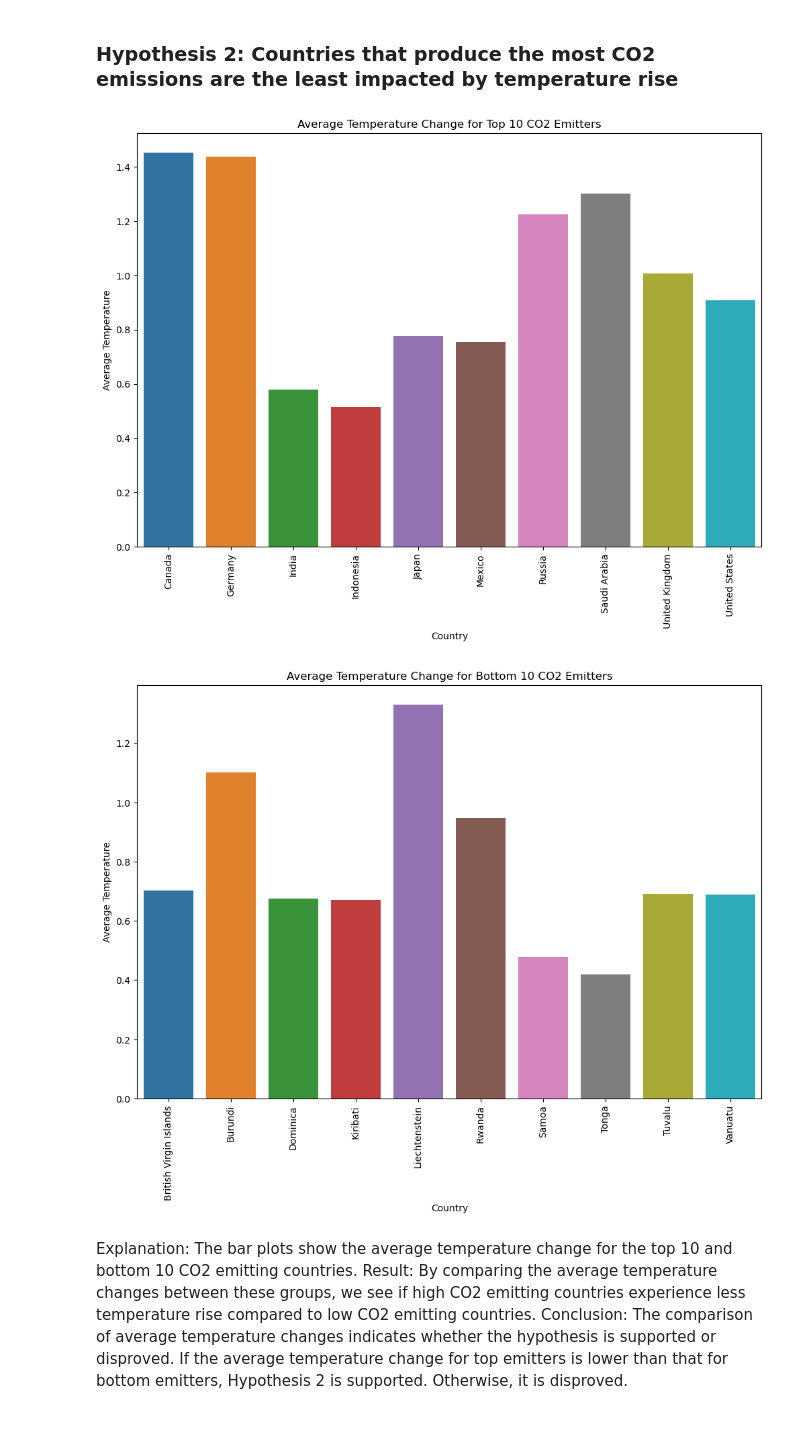
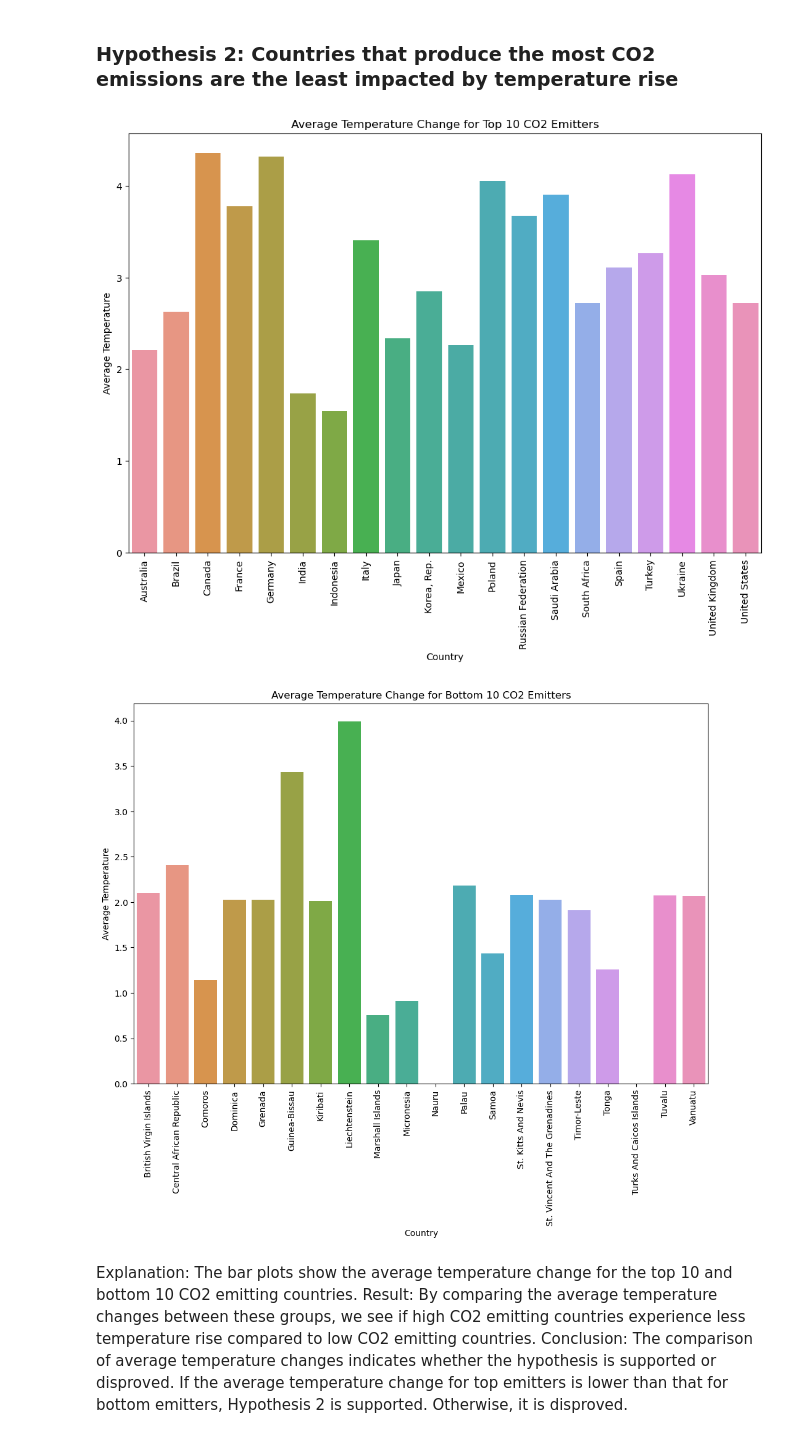
Before and after one commit to MichelleWegner/Co2.Emissions, a Jupyter notebook: Notebooks/3. Complete_data_merged.ipynb, the cells around one changed output. Cells and saved outputs as stored; diff of their text form; code cells hidden in the pictures.

Commit message:
version with changes and the country mapping

```diff
--- a/Notebooks/3. Complete_data_merged.ipynb
+++ b/Notebooks/3. Complete_data_merged.ipynb
@@ -313,0 +344,10 @@ df3['region'] = np.where(df3['country'].isin(global_north), 'Global North', 'Glo
+# %%
+# Step 6.2: Categorize countries into Developed and Developing Countries
+
+developed_countries = [ 'Andorra', 'Australia', 'Austria', 'Belgium', 'Canada', 'Denmark',
+    'Finland', 'France', 'Germany', 'Greece', 'Iceland', 'Ireland', 'Israel', 'Italy', 'Japan',
+    'Luxembourg', 'Monaco', 'Netherlands', 'New Zealand', 'Norway', 'Portugal', 'San Marino',
+    'Singapore', 'South Korea', 'Spain', 'Sweden', 'Switzerland', 'United Kingdom', 'United States' ]
+
+
+df3['development_level'] = np.where(df3['country'].isin(developed_countries), 'Developed', 'Developing')
@@ -403,5 +459,5 @@ co2_by_decade
 # %%
 #  Aggregate Temperature by Decade and Country
-temperature_by_decade = df3.groupby(['country', 'decade'])['temperature'].mean().reset_index()
+temperature_by_decade = df3.groupby(['country', 'decade'])['temperature_change'].mean().reset_index()
 temperature_by_decade
 # %% [output]
@@ -484,7 +558,7 @@ Conclusion: The analysis supports Hypothesis 1, indicating that countries in the
 # %%
 # Step to identify unique countries with the highest and lowest CO2 emissions
 total_co2_by_country = merged_data.groupby('country')['co2_emission'].sum().reset_index()
-top_10_emitters = total_co2_by_country.sort_values('co2_emission', ascending=False).head(10)['country']
-bottom_10_emitters = total_co2_by_country.sort_values('co2_emission', ascending=True).head(10)['country']
+top_10_emitters = total_co2_by_country.sort_values('co2_emission', ascending=False).head(20)['country']
+bottom_10_emitters = total_co2_by_country.sort_values('co2_emission', ascending=True).head(20)['country']
 # %%
 # Average temperature change for top 10 and bottom 10 CO2 emitters
@@ -493,27 +567,31 @@ bottom_emitters_temp_change = merged_data[merged_data['country'].isin(bottom_10_
+# %%
+#Sum of the temperature change for top 10 and bottom 10 CO2 emitters
+top_emitters_temp_change = merged_data[merged_data['country'].isin(top_10_emitters)].groupby('country')['temperature_change'].sum().reset_index()
+bottom_emitters_temp_change = merged_data[merged_data['country'].isin(bottom_10_emitters)].groupby('country')['temperature_change'].sum().reset_index()
 # %%
 
 # Visualization
 # Top 10 CO2 Emitters Temperature Change
 plt.figure(figsize=(12, 8))
-sns.barplot(data=top_emitters_temp_change, x='country', y='temperature')
+sns.barplot(data=top_emitters_temp_change, x='country', y='temperature_change')
 plt.title('Average Temperature Change for Top 10 CO2 Emitters')
 plt.ylabel('Average Temperature')
 plt.xlabel('Country')
 plt.xticks(rotation=90)
 plt.show()
 # %% [output]
-[figure, old version]
+[figure, new version]
 # %%
 # Bottom 10 CO2 Emitters Temperature Change
 plt.figure(figsize=(12, 8))
-sns.barplot(data=bottom_emitters_temp_change, x='country', y='temperature')
+sns.barplot(data=bottom_emitters_temp_change, x='country', y='temperature_change')
 plt.title('Average Temperature Change for Bottom 10 CO2 Emitters')
 plt.ylabel('Average Temperature')
 plt.xlabel('Country')
 plt.xticks(rotation=90)
 plt.show()
 # %% [output]
-[figure, old version]
+[figure, new version]
 # %% [markdown]
 Explanation:
 The bar plots show the average temperature change for the top 10 and bottom 10 CO2 emitting countries.
```
Also changed, not shown: parts of 35 cells of this notebook, 1 other file.
